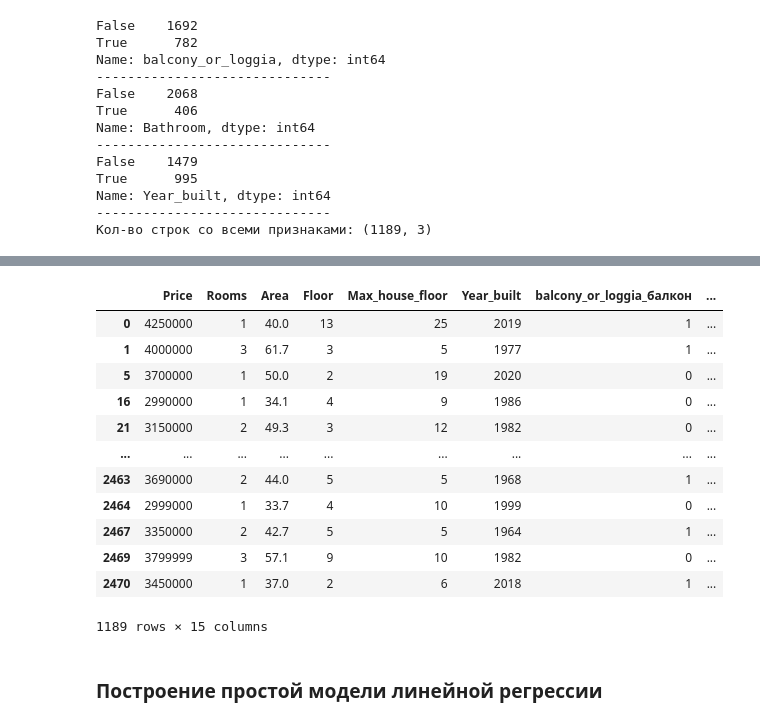
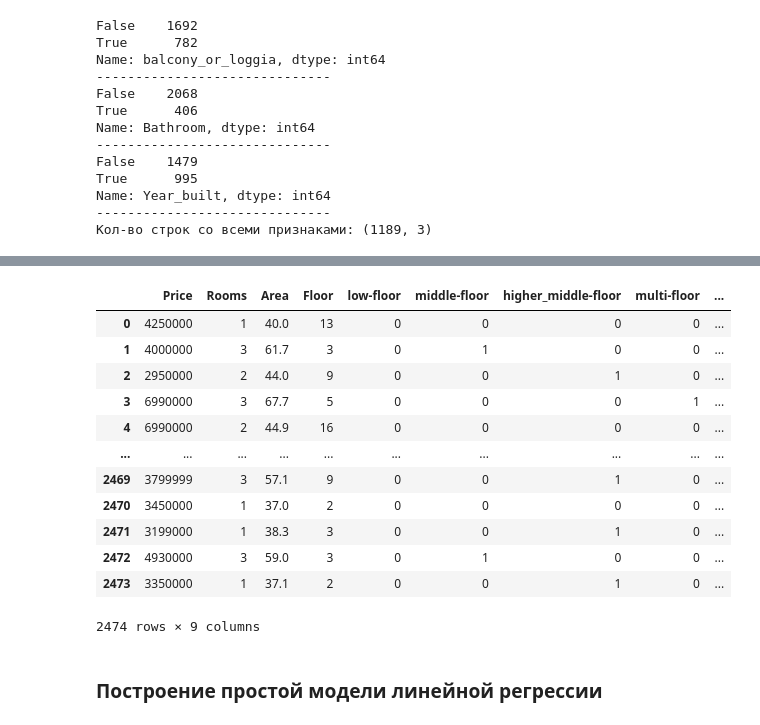
Before and after one commit to gulyaevAA/avito, a Jupyter notebook: FE and ML.ipynb, the cells around one changed output, grey strips where cells are left out. Drawn from its saved outputs; the diff is of its cells as text; code cells hidden in the pictures.

```diff
--- a/FE and ML.ipynb
+++ b/FE and ML.ipynb
@@ -166,8 +164,6 @@ Name: Year_built, dtype: int64
 ------------------------------
 Кол-во строк со всеми признаками: (1189, 3)
 # %%
-df_all_features = df.dropna()
-df_all_features = df_all_features.drop(columns='Link')
-df_all_features= df_all_features.astype({'Year_built': 'int64'})
-df_all_features.head()
+df_new = df.drop(columns=['balcony_or_loggia', 'Bathroom', 'Year_built', 'Link'])
+df_new.head()
 # %% [output]
@@ -190,22 +176,23 @@ df_all_features = pd.get_dummies(df_all_features)
 # %%
-df_all_features['low-floor'] = np.where(df_all_features['Max_house_floor'] < 4, 1, 0)
-df_all_features['middle-floor'] = np.where((df_all_features['Max_house_floor'] > 3) & (df_all_features['Max_house_floor'] < 6), 1, 0)
-df_all_features['higher_middle-floor'] = np.where((df_all_features['Max_house_floor'] > 6) & (df_all_features['Max_house_floor'] < 11), 1, 0)
-df_all_features['multi-floor'] = np.where((df_all_features['Max_house_floor'] > 11) & (df_all_features['Max_house_floor'] < 25), 1, 0)
-df_all_features['higher_multi-floor'] = np.where(df_all_features['Max_house_floor'] > 25, 1, 0)
+df_new['low-floor'] = np.where(df_new['Max_house_floor'] < 4, 1, 0)
+df_new['middle-floor'] = np.where((df_new['Max_house_floor'] > 3) & (df_new['Max_house_floor'] < 6), 1, 0)
+df_new['higher_middle-floor'] = np.where((df_new['Max_house_floor'] > 6) & (df_new['Max_house_floor'] < 11), 1, 0)
+df_new['multi-floor'] = np.where((df_new['Max_house_floor'] > 11) & (df_new['Max_house_floor'] < 25), 1, 0)
+df_new['higher_multi-floor'] = np.where(df_new['Max_house_floor'] > 25, 1, 0)
+df_new = df_new.drop(columns='Max_house_floor')
 # %%
-df_all_features
+df_new
 # %% [output]
-|  | Price | Rooms | Area | Floor | Max_house_floor | Year_built | balcony_or_loggia_балкон | ... |
-| 0 | 4250000 | 1 | 40.0 | 13 | 25 | 2019 | 1 | ... |
-| 1 | 4000000 | 3 | 61.7 | 3 | 5 | 1977 | 1 | ... |
-| 5 | 3700000 | 1 | 50.0 | 2 | 19 | 2020 | 0 | ... |
-| 16 | 2990000 | 1 | 34.1 | 4 | 9 | 1986 | 0 | ... |
-| 21 | 3150000 | 2 | 49.3 | 3 | 12 | 1982 | 0 | ... |
-| ... | ... | ... | ... | ... | ... | ... | ... | ... |
-| 2463 | 3690000 | 2 | 44.0 | 5 | 5 | 1968 | 1 | ... |
-| 2464 | 2999000 | 1 | 33.7 | 4 | 10 | 1999 | 0 | ... |
-| 2467 | 3350000 | 2 | 42.7 | 5 | 5 | 1964 | 1 | ... |
-| 2469 | 3799999 | 3 | 57.1 | 9 | 10 | 1982 | 0 | ... |
-| 2470 | 3450000 | 1 | 37.0 | 2 | 6 | 2018 | 1 | ... |
+|  | Price | Rooms | Area | Floor | low-floor | middle-floor | higher_middle-floor | multi-floor | ... |
+| 0 | 4250000 | 1 | 40.0 | 13 | 0 | 0 | 0 | 0 | ... |
+| 1 | 4000000 | 3 | 61.7 | 3 | 0 | 1 | 0 | 0 | ... |
+| 2 | 2950000 | 2 | 44.0 | 9 | 0 | 0 | 1 | 0 | ... |
+| 3 | 6990000 | 3 | 67.7 | 5 | 0 | 0 | 0 | 1 | ... |
+| 4 | 6990000 | 2 | 44.9 | 16 | 0 | 0 | 0 | 0 | ... |
+| ... | ... | ... | ... | ... | ... | ... | ... | ... | ... |
+| 2469 | 3799999 | 3 | 57.1 | 9 | 0 | 0 | 1 | 0 | ... |
+| 2470 | 3450000 | 1 | 37.0 | 2 | 0 | 0 | 0 | 0 | ... |
+| 2471 | 3199000 | 1 | 38.3 | 3 | 0 | 0 | 1 | 0 | ... |
+| 2472 | 4930000 | 3 | 59.0 | 3 | 0 | 1 | 0 | 0 | ... |
+| 2473 | 3350000 | 1 | 37.1 | 2 | 0 | 0 | 1 | 0 | ... |
-1189 rows × 15 columns
+2474 rows × 9 columns
```
Also changed, not shown: parts of 21 cells of this notebook.
